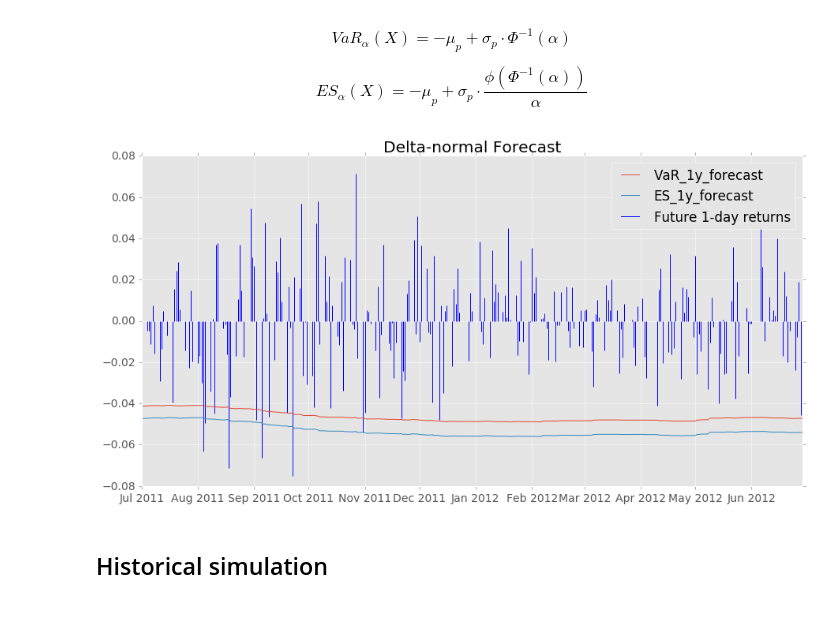
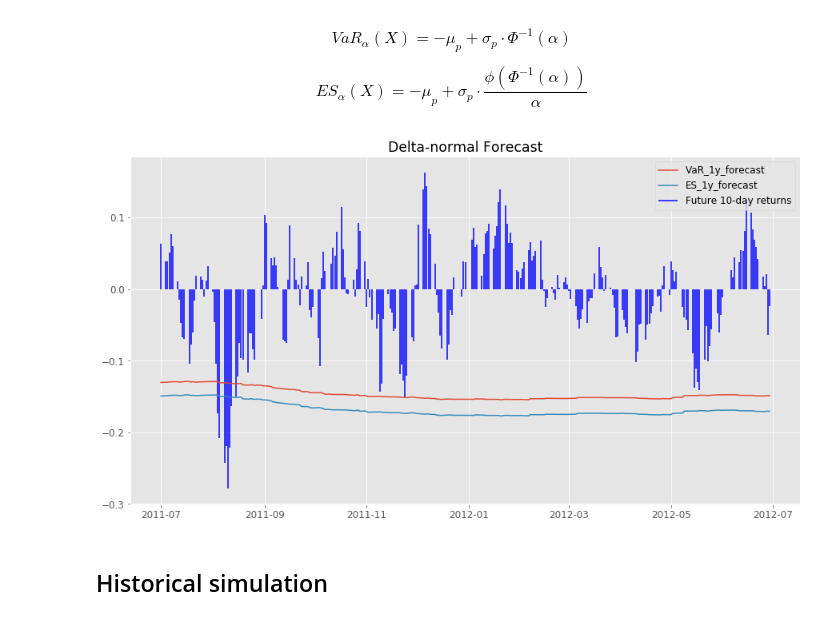
Before and after one commit to andrey-lukyanov/Risk-Management, a Jupyter notebook: RM_final.ipynb, the cells around one changed output. Saved outputs shown, nothing was run; the diff lists cells and outputs as text; code cells hidden in the pictures.

```diff
--- a/RM_final.ipynb
+++ b/RM_final.ipynb
@@ -7,15 +7,22 @@ import datetime as dt
 
 plt.style.use('ggplot')
 import matplotlib
-matplotlib.rcParams.update({'font.size': 14})
+matplotlib.rcParams['font.size'] = 12
+matplotlib.rcParams['legend.fontsize'] = 'medium'
+matplotlib.rcParams['figure.titlesize'] = 'large'
+plt.rcParams['figure.figsize'] = (15.0, 8.0)
 # %%
 stock_prices = pd.read_csv('stock_prices.csv', parse_dates=True, index_col='Date')
 day_1_returns = pd.read_csv('1_day_returns.csv', parse_dates=True, index_col='Date')
 day_10_returns = pd.read_csv('10_days_returns.csv', parse_dates=True, index_col='Date')
 daily_log_returns = pd.read_csv('log_returns.csv', parse_dates=True, index_col='Date')
+log_10_day_returns = pd.read_csv('log_10_day_returns.csv', parse_dates=True, index_col='Date')
 
 rates = pd.read_csv('rates_interpolated.csv', parse_dates=True, index_col='Date')
 rates.columns = rates.columns.astype(float)
+
+vanila_rates = pd.read_csv('rates.csv', parse_dates=True, index_col='Date')
+vanila_rates.columns = vanila_rates.columns.astype(float)
 # %% [markdown]
 # 1. Данные
 # %%
@@ -126,30 +148,27 @@ def delta_norm_stock_VaR_ES(start, end, p_weights, alpha, return_period, daily_l
     return VaR, ES
 # %%
 p_weights = np.array([0.1, 0.1, 0.1, 0.1, 0.175, 0.175, 0.125, 0.125])
-future_log_returns = daily_log_returns[daily_log_returns.index[-1] - dt.timedelta(days = 364):]@p_weights.T
+future_log_returns = log_10_day_returns[log_10_day_returns.index[-1] - dt.timedelta(days = 364):]@p_weights.T
 # %%
-return_period = 10
 alpha = 0.01
 
 VaR_delta_norm_forecast = [ -delta_norm_stock_VaR_ES(daily_log_returns.index[i],
                                                         daily_log_returns.index[i] + dt.timedelta(days = 728),
-                               p_weights, alpha, return_period = 1)[0] for i in range(future_log_returns.shape[0])];
+                               p_weights, alpha, return_period = 10)[0] for i in range(future_log_returns.shape[0])];
 ES_delta_norm_forecast = [ -delta_norm_stock_VaR_ES(daily_log_returns.index[i],
                                                         daily_log_returns.index[i] + dt.timedelta(days = 728),
-                               p_weights, alpha, return_period = 1)[1] for i in range(future_log_returns.shape[0])];
+                               p_weights, alpha, return_period = 10)[1] for i in range(future_log_returns.shape[0])];
 
 VaR_delta_norm_forecast = pd.Series(VaR_delta_norm_forecast, pd.to_datetime(future_log_returns.index))
 ES_delta_norm_forecast = pd.Series(ES_delta_norm_forecast, pd.to_datetime(future_log_returns.index))
 # %%
-plt.figure(figsize=(15,7.5))
-
 plt.plot(VaR_delta_norm_forecast)
 plt.plot(ES_delta_norm_forecast)
 plt.vlines(future_log_returns.index, ymax=list(future_log_returns), ymin = 0, colors='b')
-plt.legend(['VaR_1y_forecast', 'ES_1y_forecast', 'Future 1-day returns'])
+plt.legend(['VaR_1y_forecast', 'ES_1y_forecast', 'Future 10-day returns'])
 plt.title('Delta-normal Forecast');
 # %% [output]
-[figure, old version]
+[figure, new version]
 # %% [markdown]
 ## Historical simulation
 # %% [markdown]
```
Also changed, not shown: parts of 34 cells of this notebook, 1 other file.
